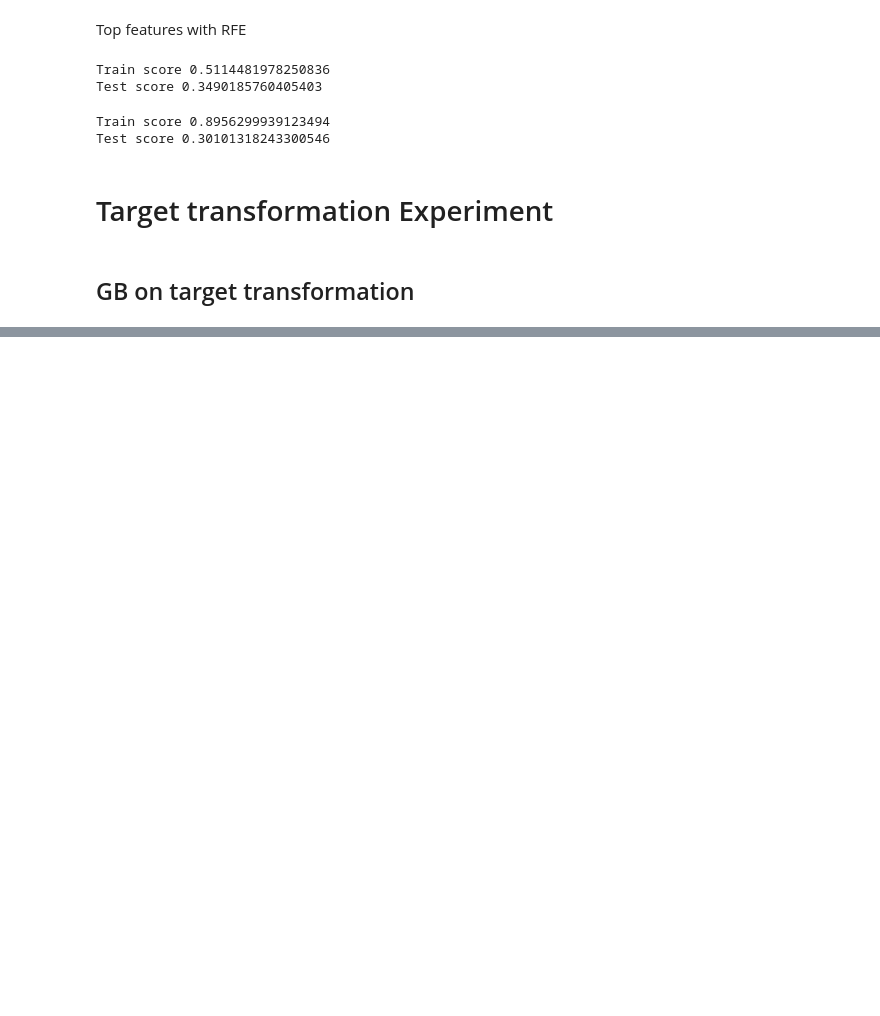
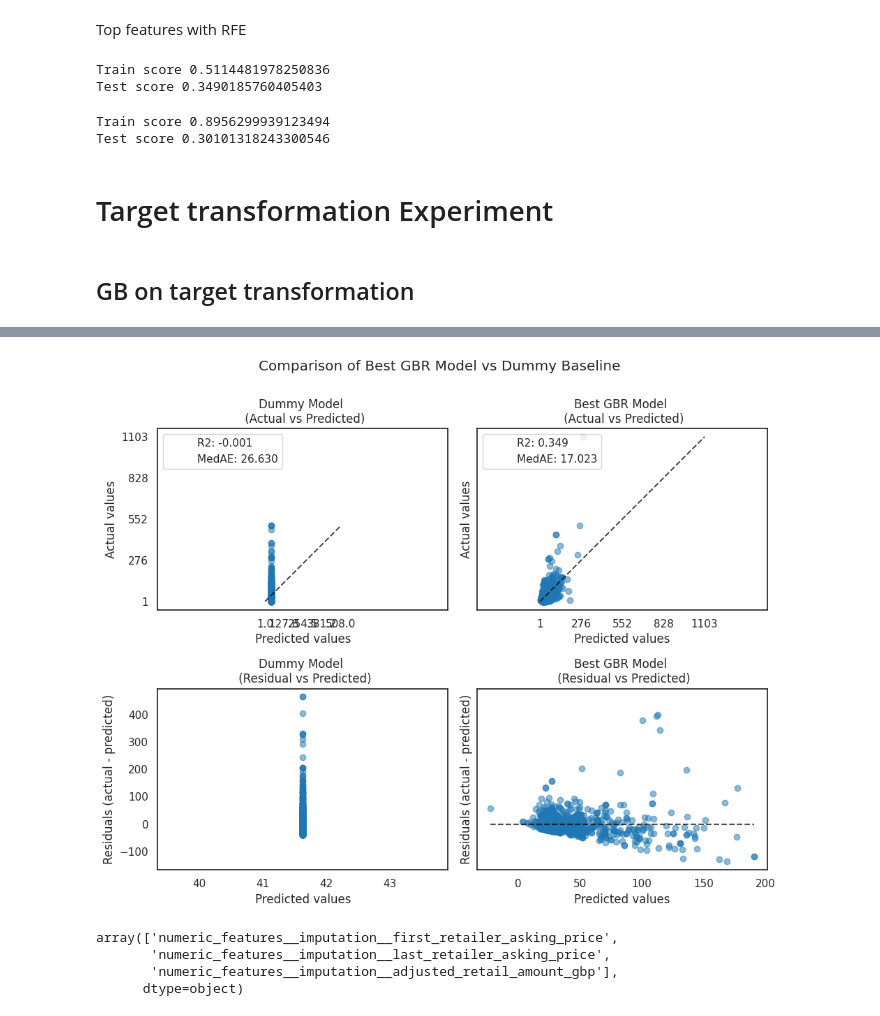
Before and after one commit to thanktua-spp/MMU_Hack_Data, a Jupyter notebook: notebooks/MMU_Hack_model training.ipynb, the cells around one changed output, grey strips where cells are left out. Saved outputs shown, nothing was run; the diff lists cells and outputs as text; code cells hidden in the pictures; blank space fills up the shorter version.

```diff
--- a/notebooks/MMU_Hack_model training.ipynb
+++ b/notebooks/MMU_Hack_model training.ipynb
@@ -957,0 +1019,63 @@ plt.show()
+# %%
+# Define the Dummy Model (Baseline)
+dummy_regr = DummyRegressor(strategy="mean")
+baseline_model = Pipeline([
+    ('data_preparation', data_preparation_pipeline),
+    ('data_preprocessor', columns_preprocessor),
+    ('regressor_pipeline', dummy_regr)
+])
+
+# Get the best GBR model from models dictionary
+best_model = models['GBR + RFE']
+
+# Fit models and make predictions
+y_pred_dummy = baseline_model.fit(X_train_sample, y_train_sample).predict(X_test_sample)
+y_pred_best = best_model.fit(X_train_sample, y_train_sample).predict(X_test_sample)
+
+# Create subplots (2 rows, 2 columns)
+fig, axes = plt.subplots(2, 2, sharey="row", figsize=(10, 8))
+(ax0, ax1) = axes  # Unpack into two rows
+
+# Plot Actual vs Predicted values
+PredictionErrorDisplay.from_predictions(
+    y_test_sample, y_pred_dummy, kind="actual_vs_predicted",
+    ax=ax0[0], scatter_kwargs={"alpha": 0.5, "color": "tab:blue"}
+)
+PredictionErrorDisplay.from_predictions(
+    y_test_sample, y_pred_best, kind="actual_vs_predicted",
+    ax=ax0[1], scatter_kwargs={"alpha": 0.5, "color": "tab:blue"}
+)
+
+# Add scores to legend
+for ax, y_pred, model_name in zip([ax0[0], ax0[1]], [y_pred_dummy, y_pred_best], ["Dummy Model", "Best GBR Model"]):
+    for name, score in compute_score(y_test_sample, y_pred).items():
+        ax.plot([], [], " ", label=f"{name}: {score}")
+    ax.legend(loc="upper left")
+    ax.set_title(f"{model_name} \n (Actual vs Predicted)")
+
+# Plot Residuals vs Predicted values
+PredictionErrorDisplay.from_predictions(
+    y_test_sample, y_pred_dummy, kind="residual_vs_predicted",
+    ax=ax1[0], scatter_kwargs={"alpha": 0.5, "color": "tab:blue"}
+)
+PredictionErrorDisplay.from_predictions(
+    y_test_sample, y_pred_best, kind="residual_vs_predicted",
+    ax=ax1[1], scatter_kwargs={"alpha": 0.5, "color": "tab:blue"}
+)
+
+ax1[0].set_title("Dummy Model \n (Residual vs Predicted)")
+ax1[1].set_title("Best GBR Model \n (Residual vs Predicted)")
+
+# Set overall title
+fig.suptitle("Comparison of Best GBR Model vs Dummy Baseline", y=1.0)
+plt.tight_layout()
+plt.show()
+# %% [output]
+[figure, added]
+# %%
+best_model.named_steps["rfe"].get_feature_names_out()
+# %% [output]
+array(['numeric_features__imputation__first_retailer_asking_price',
+       'numeric_features__imputation__last_retailer_asking_price',
+       'numeric_features__imputation__adjusted_retail_amount_gbp'],
+      dtype=object)
```
Also changed, not shown: parts of 111 cells of this notebook, 52 other files.
